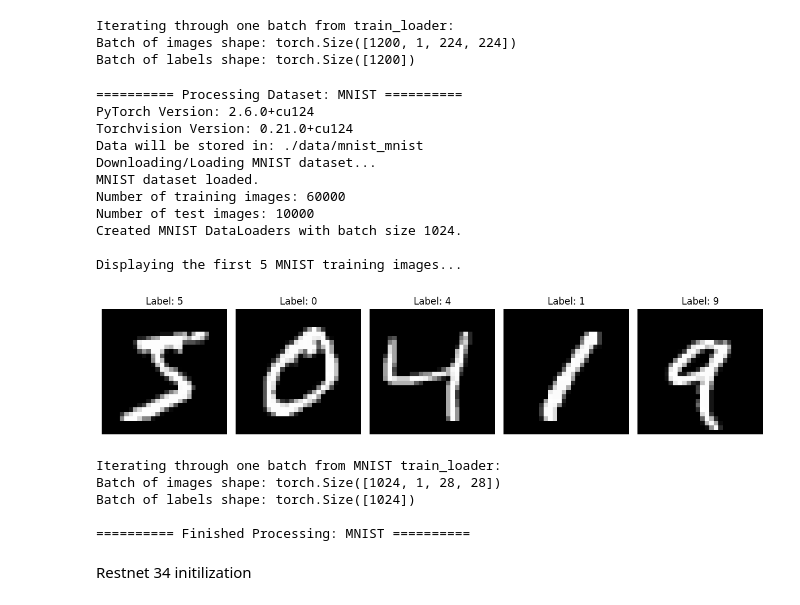
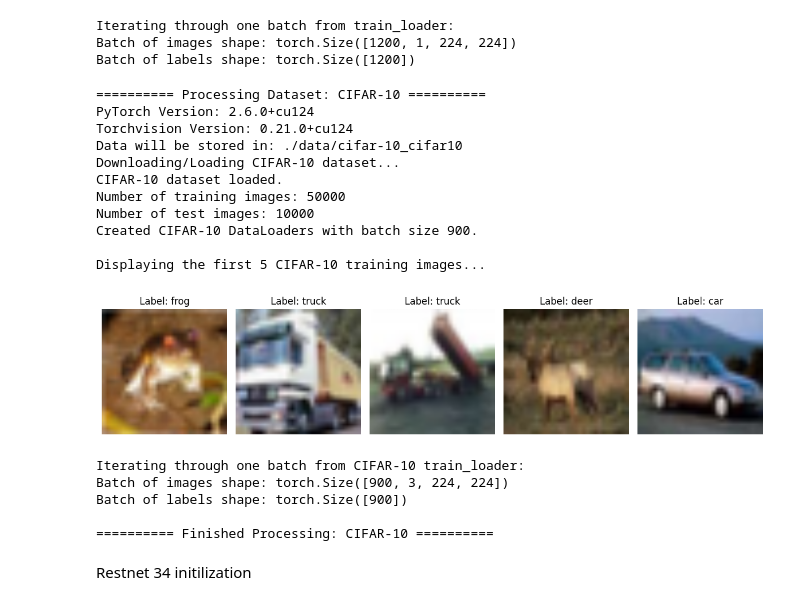
Before and after one commit to srivatsa07/ExplainableActiveLearning, a Jupyter notebook: thesis.ipynb, the cells around one changed output. Cells and saved outputs as stored; diff of their text form; code cells hidden in the pictures.

```diff
--- a/thesis.ipynb
+++ b/thesis.ipynb
@@ -181,6 +181,7 @@ def process_dataset(dataset_name, batch_size=1024, num_images_to_show=5, data_ro
     # 1. Define Transformations
     transform = transforms.Compose([
         transforms.ToTensor(),
+        Resize((224, 224)), # Resize to 224x224 for compatibility with models like ResNet
         transforms.Normalize(mean, std)
     ])
 
@@ -251,48 +252,48 @@ def process_dataset(dataset_name, batch_size=1024, num_images_to_show=5, data_ro
     except StopIteration:
         print(f"Could not get a batch from {dataset_name} train_loader.")
     except RuntimeError as e:
         # HDF5 + multiprocessing can sometimes cause issues
         print(f"Runtime error iterating {dataset_name} loader: {e}")
         if dataset_name_lower == 'pcam':
             print("Hint: If using num_workers > 0 with PCAM (HDF5), issues can sometimes arise.")
             print("      Try setting num_workers=0 in the DataLoader if problems persist.")
 
     print(f"\n{'='*10} Finished Processing: {dataset_name} {'='*10}")
     return train_loader, test_loader
 
 # --- Example Usage ---
 if __name__ == "__main__":
     # Process MNIST
-    train_loader_mnist, test_loader_mnist = process_dataset('MNIST', batch_size=1024)
+    # train_loader_mnist, test_loader_mnist = process_dataset('MNIST', batch_size=1024)
 
     # Process CIFAR-10
-    #train_loader_cifar10, test_loader_cifar10 = process_dataset('CIFAR-10', batch_size=1024)
+    train_loader_cifar10, test_loader_cifar10 = process_dataset('CIFAR-10', batch_size=900)
 
     # Process PCAM (PatchCamelyon) - Needs h5py, gdown, and enough disk space
     # Note: First run might take a very long time to download (~8GB)
    # train_loader_pcam, test_loader_pcam = process_dataset('PCAM', batch_size=1024, num_images_to_show=4)
 
     # You can now use the returned loaders, e.g., for training:
     # if train_loader_mnist:
     #    print("\nMNIST Train loader is ready for use.")
 # %% [output]
-========== Processing Dataset: MNIST ==========
+========== Processing Dataset: CIFAR-10 ==========
 PyTorch Version: 2.6.0+cu124
 Torchvision Version: 0.21.0+cu124
-Data will be stored in: ./data/mnist_mnist
-Downloading/Loading MNIST dataset...
-MNIST dataset loaded.
-Number of training images: 60000
+Data will be stored in: ./data/cifar-10_cifar10
+Downloading/Loading CIFAR-10 dataset...
+CIFAR-10 dataset loaded.
+Number of training images: 50000
 Number of test images: 10000
-Created MNIST DataLoaders with batch size 1024.
+Created CIFAR-10 DataLoaders with batch size 900.
 
-Displaying the first 5 MNIST training images...
+Displaying the first 5 CIFAR-10 training images...
-[figure, old version]
+[figure, new version]
-Iterating through one batch from MNIST train_loader:
-Batch of images shape: torch.Size([1024, 1, 28, 28])
-Batch of labels shape: torch.Size([1024])
+Iterating through one batch from CIFAR-10 train_loader:
+Batch of images shape: torch.Size([900, 3, 224, 224])
+Batch of labels shape: torch.Size([900])
 
-========== Finished Processing: MNIST ==========
+========== Finished Processing: CIFAR-10 ==========
 # %% [markdown]
 Restnet 34 initilization
 # %%
```
Also changed, not shown: parts of 9 cells of this notebook, 2 other files.
